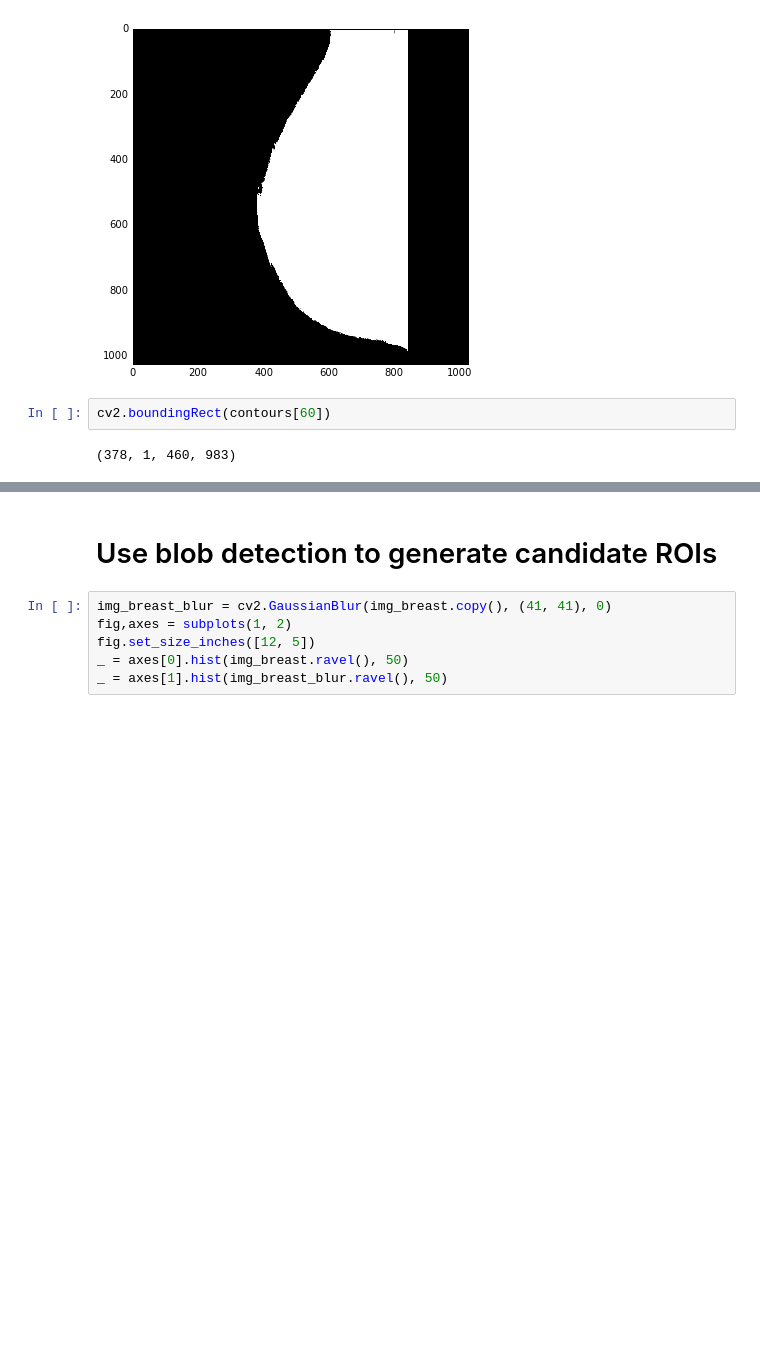
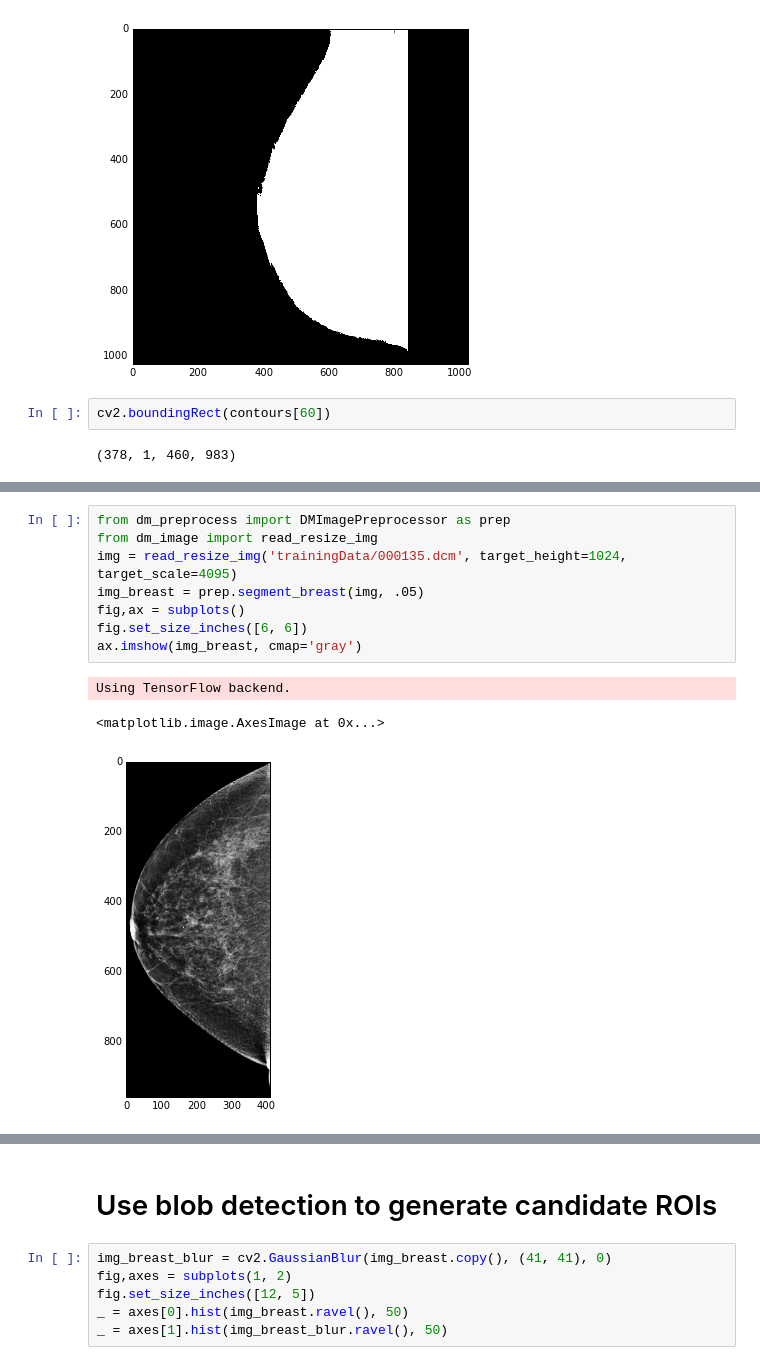
Before and after one commit to lishen/end2end-all-conv, a Jupyter notebook: MIAS.ipynb, the cells around one changed output, grey strips where cells are left out. Drawn from its saved outputs; the diff is of its cells as text; blank space fills up the shorter version.

```diff
--- a/MIAS.ipynb
+++ b/MIAS.ipynb
@@ -329,0 +330,12 @@ ax.imshow(img_breast, cmap='gray')
+# %%
+from dm_preprocess import DMImagePreprocessor as prep
+from dm_image import read_resize_img
+img = read_resize_img('trainingData/000135.dcm', target_height=1024, target_scale=4095)
+img_breast = prep.segment_breast(img, .05)
+fig,ax = subplots()
+fig.set_size_inches([6, 6])
+ax.imshow(img_breast, cmap='gray')
+# %% [output]
+Using TensorFlow backend.
+<matplotlib.image.AxesImage at 0x...>
+[figure, added]
```
Also changed, not shown: parts of 2 cells of this notebook.
